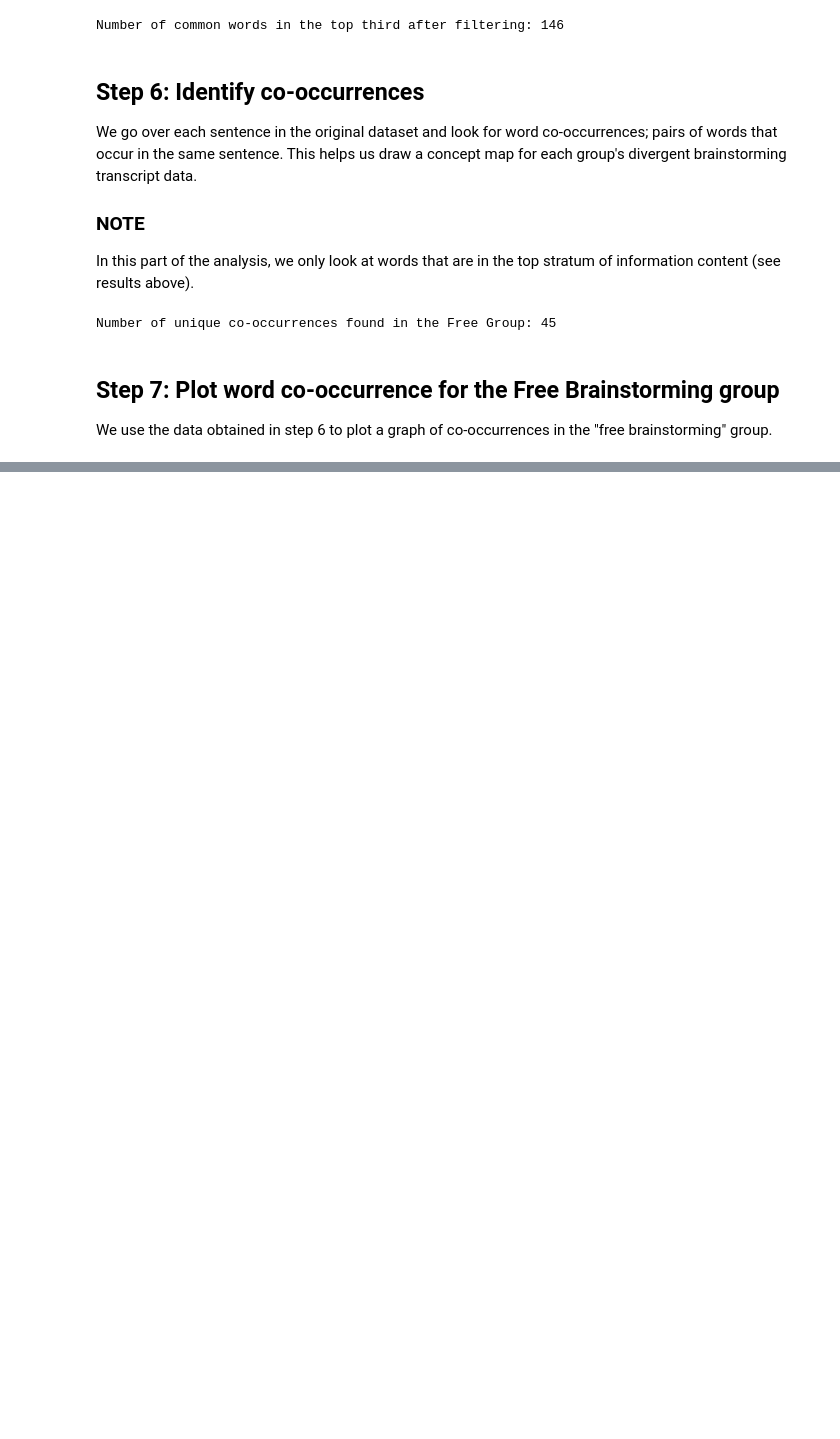
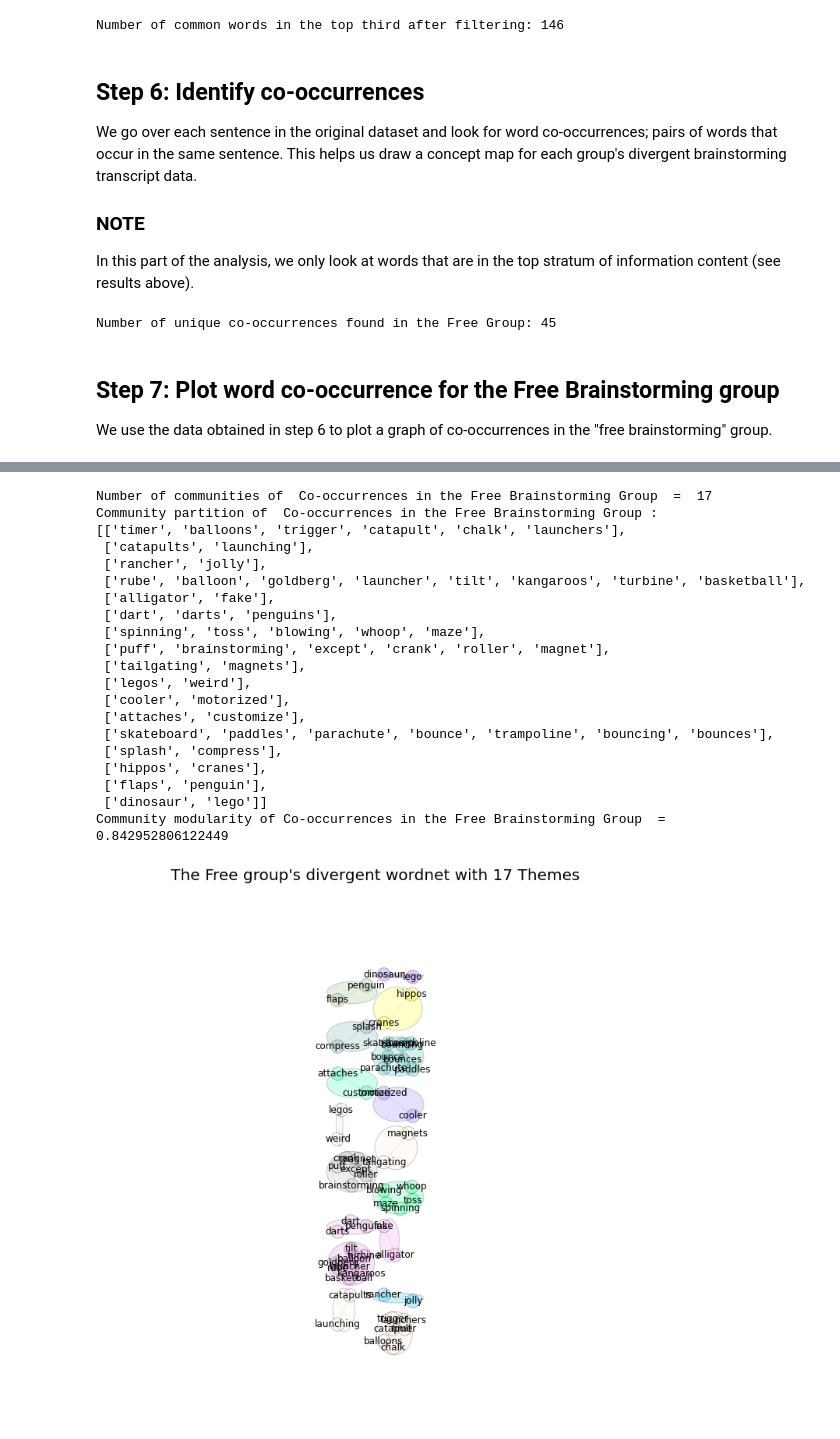
Before and after one commit to senthilchandrasegaran/jupyter-notebooks, a Jupyter notebook: brainstorming-viz/divergence_infocontent_interactive.ipynb, the cells around one changed output, grey strips where cells are left out. Saved outputs shown, nothing was run; the diff lists cells and outputs as text; code cells hidden in the pictures; blank space fills up the shorter version.

```diff
--- a/brainstorming-viz/divergence_infocontent_interactive.ipynb
+++ b/brainstorming-viz/divergence_infocontent_interactive.ipynb
@@ -572,0 +605,40 @@ draw_interactive_network(GFree, freeGrpFrequencies, freeCooccur_top, freeContext
+# %%
+# detecting communities of common phrases
+%reload_ext autoreload
+%autoreload 2
+from tools import draw_comms, modul_arity, print_communities
+sstt = "Co-occurrences in the Free Brainstorming Group"
+part, nodper = print_communities(GFree, sstt)
+
+d=0.8
+dd=0.8
+c=1.2
+cc=1.4
+alpha=0.2
+ealpha=0.15
+vcc={}
+
+sstta="The Free group's divergent wordnet with "+ str(max(part.values())+1) + " Themes"
+draw_comms(GFree,GFree.nodes(),[],[],[] ,part,part,d,dd,c,cc,alpha,ealpha,nodper,sstta,titlefont=20,labelfont=12,valpha=0.25)
+# %% [output]
+Number of communities of  Co-occurrences in the Free Brainstorming Group  =  17
+Community partition of  Co-occurrences in the Free Brainstorming Group :
+[['timer', 'balloons', 'trigger', 'catapult', 'chalk', 'launchers'],
+ ['catapults', 'launching'],
+ ['rancher', 'jolly'],
+ ['rube', 'balloon', 'goldberg', 'launcher', 'tilt', 'kangaroos', 'turbine', 'basketball'],
+ ['alligator', 'fake'],
+ ['dart', 'darts', 'penguins'],
+ ['spinning', 'toss', 'blowing', 'whoop', 'maze'],
+ ['puff', 'brainstorming', 'except', 'crank', 'roller', 'magnet'],
+ ['tailgating', 'magnets'],
+ ['legos', 'weird'],
+ ['cooler', 'motorized'],
+ ['attaches', 'customize'],
+ ['skateboard', 'paddles', 'parachute', 'bounce', 'trampoline', 'bouncing', 'bounces'],
+ ['splash', 'compress'],
+ ['hippos', 'cranes'],
+ ['flaps', 'penguin'],
+ ['dinosaur', 'lego']]
+Community modularity of Co-occurrences in the Free Brainstorming Group  =  0.842952806122449
+[figure, added]
```
Also changed, not shown: parts of 13 cells of this notebook, 1 other file.
